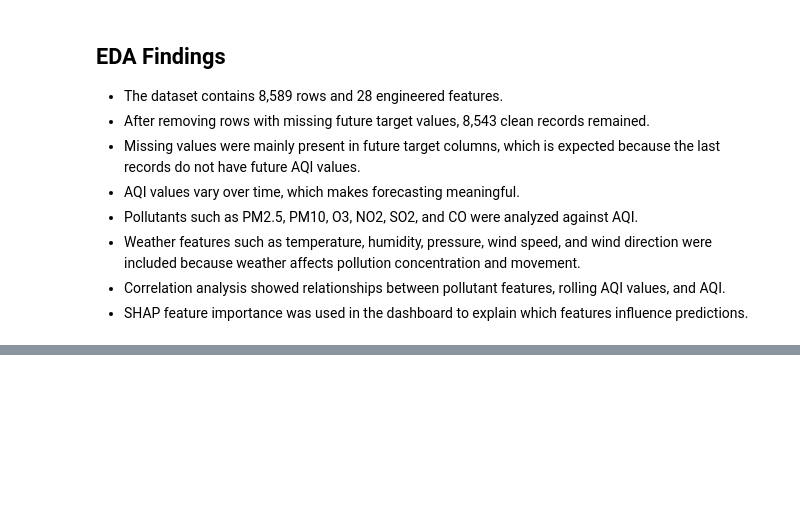
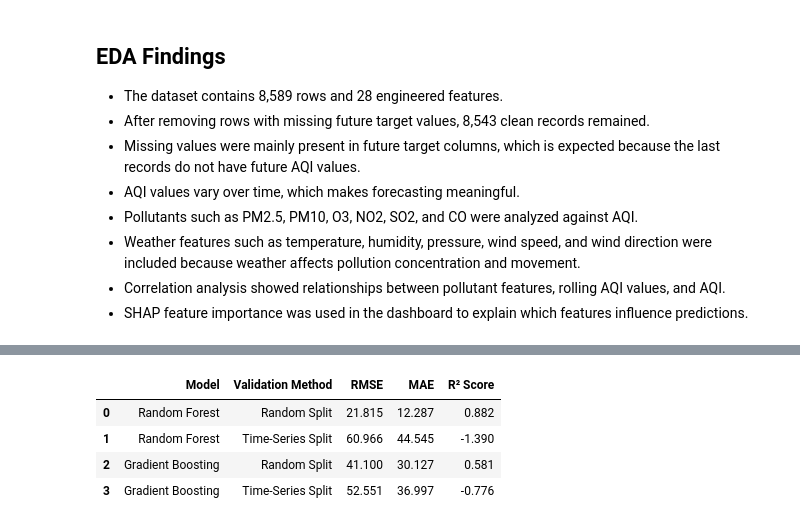
Before and after one commit to maham03nad/pearls-aqi-predictor, a Jupyter notebook: eda.ipynb, the cells around one changed output, grey strips where cells are left out. Drawn from its saved outputs; the diff is of its cells as text; code cells hidden in the pictures; blank space fills up the shorter version.

```diff
--- a/eda.ipynb
+++ b/eda.ipynb
@@ -566,0 +584,85 @@ Therefore, Gradient Boosting was used as the final production model, while Rando
+# %%
+TARGET = "target_aqi_72h"
+
+FEATURES = [
+    c for c in df.columns
+    if c not in ["target_aqi_3h", "target_aqi_24h", "target_aqi_72h", "timestamp", "city"]
+]
+
+df_clean = df.dropna(subset=[TARGET]).sort_values("timestamp")
+
+X = df_clean[FEATURES]
+y = df_clean[TARGET]
+
+# Random split: not ideal for time-series forecasting
+X_train_random, X_test_random, y_train_random, y_test_random = train_test_split(
+    X,
+    y,
+    test_size=0.2,
+    random_state=42,
+    shuffle=True
+)
+
+rf_random = RandomForestRegressor(n_estimators=100, random_state=42)
+gb_random = GradientBoostingRegressor(n_estimators=100, random_state=42)
+
+rf_random.fit(X_train_random, y_train_random)
+gb_random.fit(X_train_random, y_train_random)
+
+# Time-series split: correct for forecasting
+split_index = int(len(X) * 0.8)
+
+X_train_time = X.iloc[:split_index]
+X_test_time = X.iloc[split_index:]
+
+y_train_time = y.iloc[:split_index]
+y_test_time = y.iloc[split_index:]
+
+rf_time = RandomForestRegressor(n_estimators=100, random_state=42)
+gb_time = GradientBoostingRegressor(n_estimators=100, random_state=42)
+
+rf_time.fit(X_train_time, y_train_time)
+gb_time.fit(X_train_time, y_train_time)
+
+
+def evaluate_model(model, X_test, y_test):
+    predictions = model.predict(X_test)
+    rmse = np.sqrt(mean_squared_error(y_test, predictions))
+    mae = mean_absolute_error(y_test, predictions)
+    r2 = r2_score(y_test, predictions)
+    return rmse, mae, r2
+
+
+results = []
+
+model_runs = {
+    "Random Forest": {
+        "Random Split": (rf_random, X_test_random, y_test_random),
+        "Time-Series Split": (rf_time, X_test_time, y_test_time),
+    },
+    "Gradient Boosting": {
+        "Random Split": (gb_random, X_test_random, y_test_random),
+        "Time-Series Split": (gb_time, X_test_time, y_test_time),
+    },
+}
+
+for model_name, splits in model_runs.items():
+    for split_type, (model, X_test_used, y_test_used) in splits.items():
+        rmse, mae, r2 = evaluate_model(model, X_test_used, y_test_used)
+
+        results.append({
+            "Model": model_name,
+            "Validation Method": split_type,
+            "RMSE": round(rmse, 3),
+            "MAE": round(mae, 3),
+            "R² Score": round(r2, 3),
+        })
+
+results_df = pd.DataFrame(results)
+results_df
+# %% [output]
+|  | Model | Validation Method | RMSE | MAE | R² Score |
+| 0 | Random Forest | Random Split | 21.815 | 12.287 | 0.882 |
+| 1 | Random Forest | Time-Series Split | 60.966 | 44.545 | -1.390 |
+| 2 | Gradient Boosting | Random Split | 41.100 | 30.127 | 0.581 |
+| 3 | Gradient Boosting | Time-Series Split | 52.551 | 36.997 | -0.776 |
```
Also changed, not shown: parts of 29 cells of this notebook, 1 other file.
